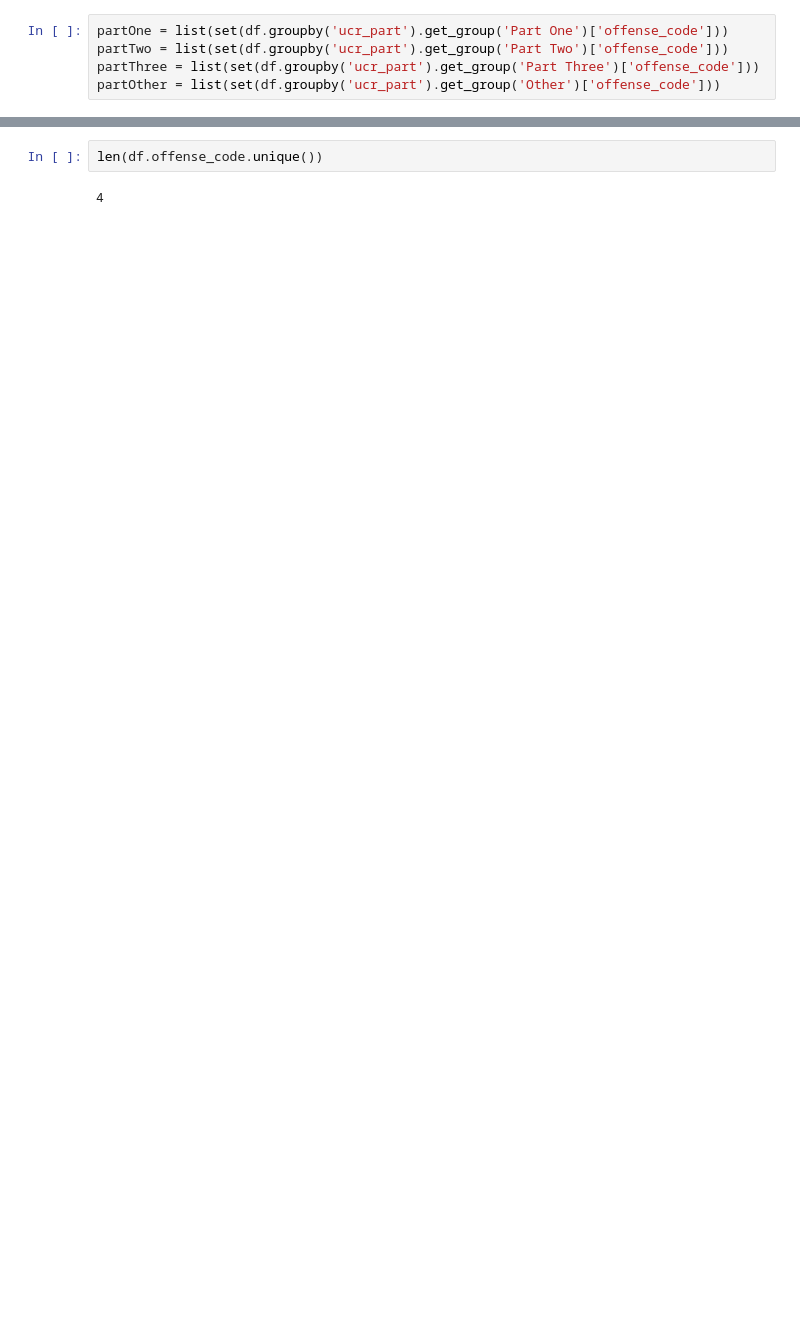
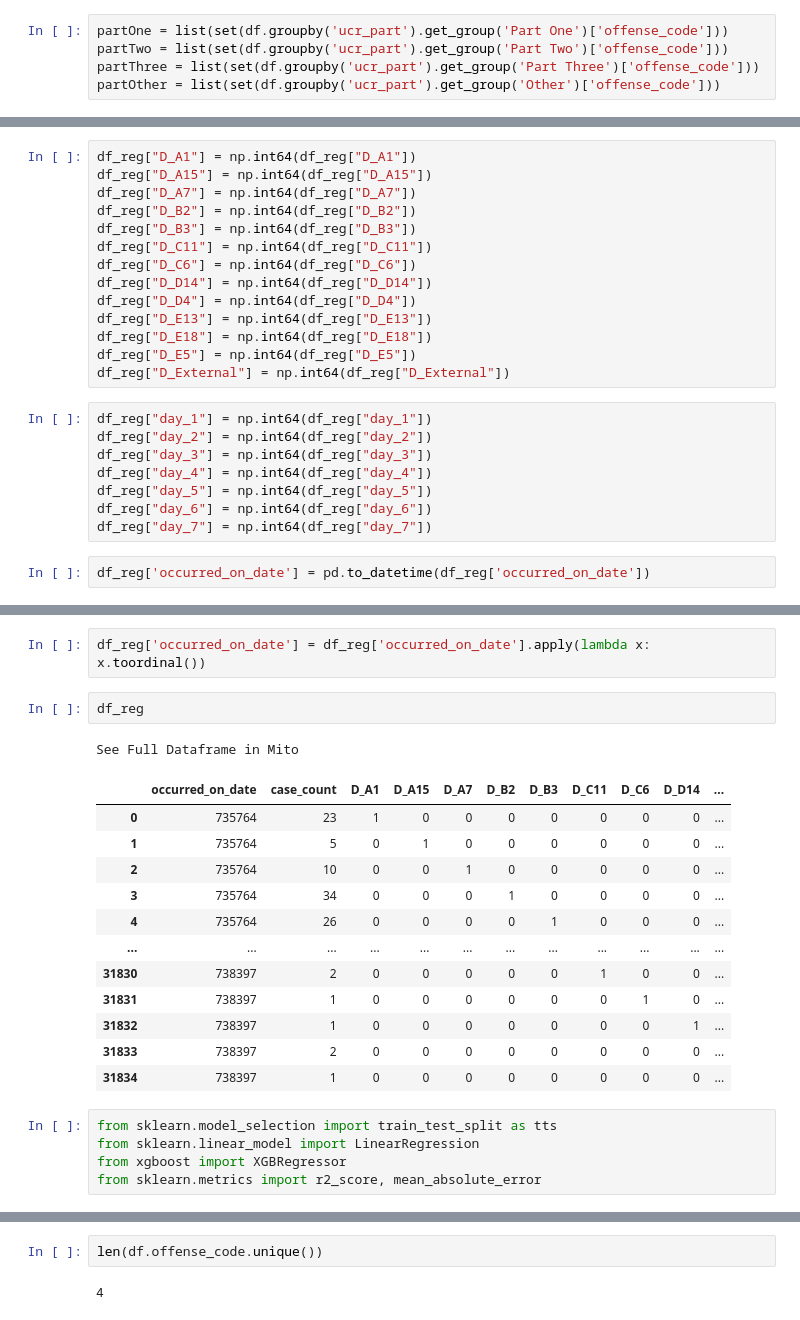
Before and after one commit to Waiz-Legion/boston, a Jupyter notebook: N4_model.ipynb, the cells around one changed output, grey strips where cells are left out. Drawn from its saved outputs; the diff is of its cells as text; blank space fills up the shorter version.

```diff
--- a/N4_model.ipynb
+++ b/N4_model.ipynb
@@ -42,0 +131,24 @@ for i in df.index:
+# %%
+df_reg["D_A1"] = np.int64(df_reg["D_A1"])
+df_reg["D_A15"] = np.int64(df_reg["D_A15"])
+df_reg["D_A7"] = np.int64(df_reg["D_A7"])
+df_reg["D_B2"] = np.int64(df_reg["D_B2"])
+df_reg["D_B3"] = np.int64(df_reg["D_B3"])
+df_reg["D_C11"] = np.int64(df_reg["D_C11"])
+df_reg["D_C6"] = np.int64(df_reg["D_C6"])
+df_reg["D_D14"] = np.int64(df_reg["D_D14"])
+df_reg["D_D4"] = np.int64(df_reg["D_D4"])
+df_reg["D_E13"] = np.int64(df_reg["D_E13"])
+df_reg["D_E18"] = np.int64(df_reg["D_E18"])
+df_reg["D_E5"] = np.int64(df_reg["D_E5"])
+df_reg["D_External"] = np.int64(df_reg["D_External"])
+# %%
+df_reg["day_1"] = np.int64(df_reg["day_1"])
+df_reg["day_2"] = np.int64(df_reg["day_2"])
+df_reg["day_3"] = np.int64(df_reg["day_3"])
+df_reg["day_4"] = np.int64(df_reg["day_4"])
+df_reg["day_5"] = np.int64(df_reg["day_5"])
+df_reg["day_6"] = np.int64(df_reg["day_6"])
+df_reg["day_7"] = np.int64(df_reg["day_7"])
+# %%
+df_reg['occurred_on_date'] = pd.to_datetime(df_reg['occurred_on_date'])
@@ -42,0 +175,23 @@ for i in df.index:
+# %%
+df_reg['occurred_on_date'] = df_reg['occurred_on_date'].apply(lambda x: x.toordinal())
+# %%
+df_reg
+# %% [output]
+See Full Dataframe in Mito
+|  | occurred_on_date | case_count | D_A1 | D_A15 | D_A7 | D_B2 | D_B3 | D_C11 | D_C6 | D_D14 | ... |
+| 0 | 735764 | 23 | 1 | 0 | 0 | 0 | 0 | 0 | 0 | 0 | ... |
+| 1 | 735764 | 5 | 0 | 1 | 0 | 0 | 0 | 0 | 0 | 0 | ... |
+| 2 | 735764 | 10 | 0 | 0 | 1 | 0 | 0 | 0 | 0 | 0 | ... |
+| 3 | 735764 | 34 | 0 | 0 | 0 | 1 | 0 | 0 | 0 | 0 | ... |
+| 4 | 735764 | 26 | 0 | 0 | 0 | 0 | 1 | 0 | 0 | 0 | ... |
+| ... | ... | ... | ... | ... | ... | ... | ... | ... | ... | ... | ... |
+| 31830 | 738397 | 2 | 0 | 0 | 0 | 0 | 0 | 1 | 0 | 0 | ... |
+| 31831 | 738397 | 1 | 0 | 0 | 0 | 0 | 0 | 0 | 1 | 0 | ... |
+| 31832 | 738397 | 1 | 0 | 0 | 0 | 0 | 0 | 0 | 0 | 1 | ... |
+| 31833 | 738397 | 2 | 0 | 0 | 0 | 0 | 0 | 0 | 0 | 0 | ... |
+| 31834 | 738397 | 1 | 0 | 0 | 0 | 0 | 0 | 0 | 0 | 0 | ... |
+# %%
+from sklearn.model_selection import train_test_split as tts
+from sklearn.linear_model import LinearRegression
+from xgboost import XGBRegressor
+from sklearn.metrics import r2_score, mean_absolute_error
```
Also changed, not shown: parts of 41 cells of this notebook, 1 other file.
